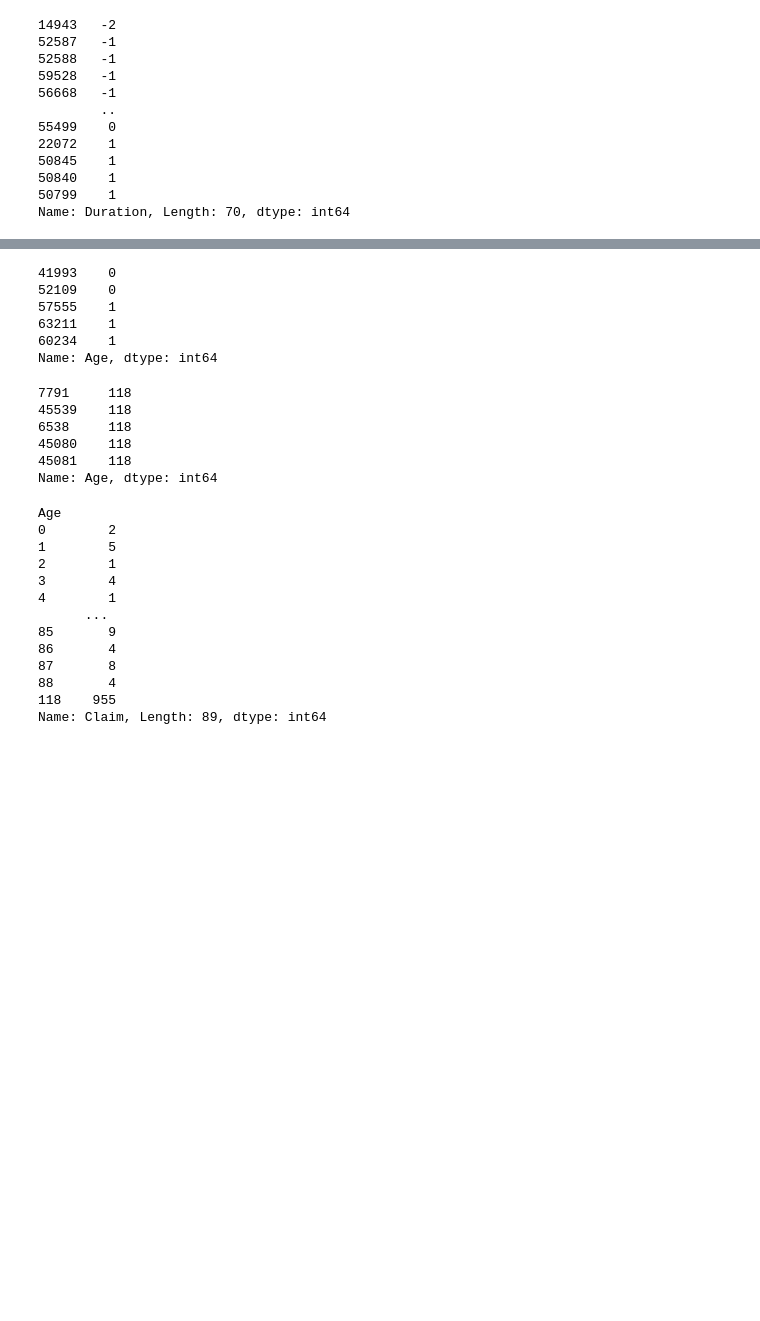
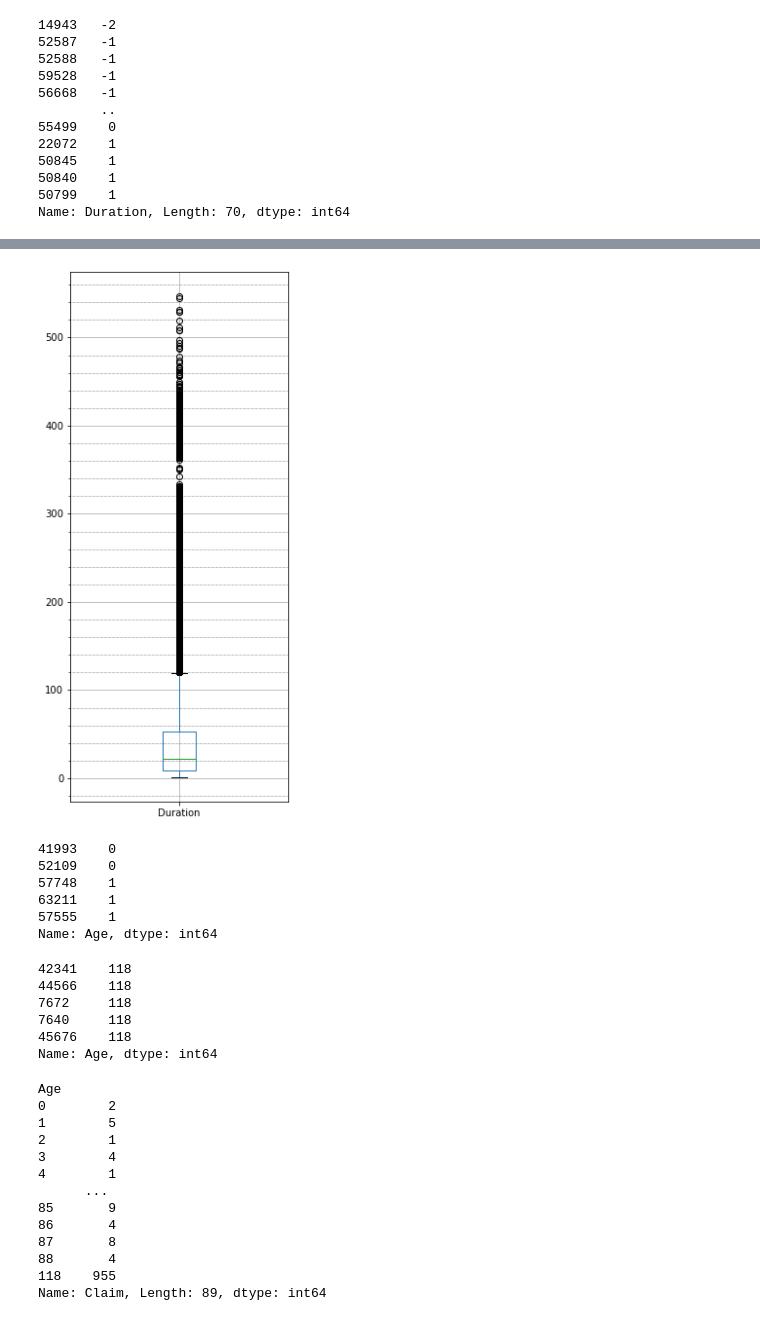
Before and after one commit to SilviaEiden/Data_Science_Final_Project_Group_6, a Jupyter notebook: Travel_Insurance_Cleaning.ipynb, the cells around one changed output, grey strips where cells are left out. Drawn from its saved outputs; the diff is of its cells as text; code cells hidden in the pictures; blank space fills up the shorter version.

```diff
--- a/Travel_Insurance_Cleaning.ipynb
+++ b/Travel_Insurance_Cleaning.ipynb
@@ -214,3 +244,14 @@ travel_ins_df = travel_ins_df.loc[travel_ins_df["Duration"] > 0]
+# %%
+# Remove Duration > 550 outliers
+travel_ins_df = travel_ins_df.loc[travel_ins_df["Duration"] < 550]
+# %%
+# Create a boxplot for Duration to check
+fig, ax = plt.subplots(figsize=(4,10))
+travel_ins_df.boxplot(column='Duration', return_type='axes')
+ax.minorticks_on()
+ax.grid(which='minor', linestyle=':', linewidth='0.5', color='black')
+# %% [output]
+[figure, added]
 # %%
 # Check Age column if any negative
 age_neg = travel_ins_df["Age"].sort_values(ascending=True)
@@ -218,20 +259,20 @@ age_neg.head()
 # %% [output]
 41993    0
 52109    0
+57748    1
+63211    1
 57555    1
-63211    1
-60234    1
 Name: Age, dtype: int64
 # %%
 # Check Age column on max data
 age = travel_ins_df["Age"].sort_values(ascending=False)
 age.head()
 # %% [output]
-7791     118
-45539    118
-6538     118
-45080    118
-45081    118
+42341    118
+44566    118
+7672     118
+7640     118
+45676    118
 Name: Age, dtype: int64
 # %%
 # Get the number of ages
```
Also changed, not shown: parts of 8 cells of this notebook.
